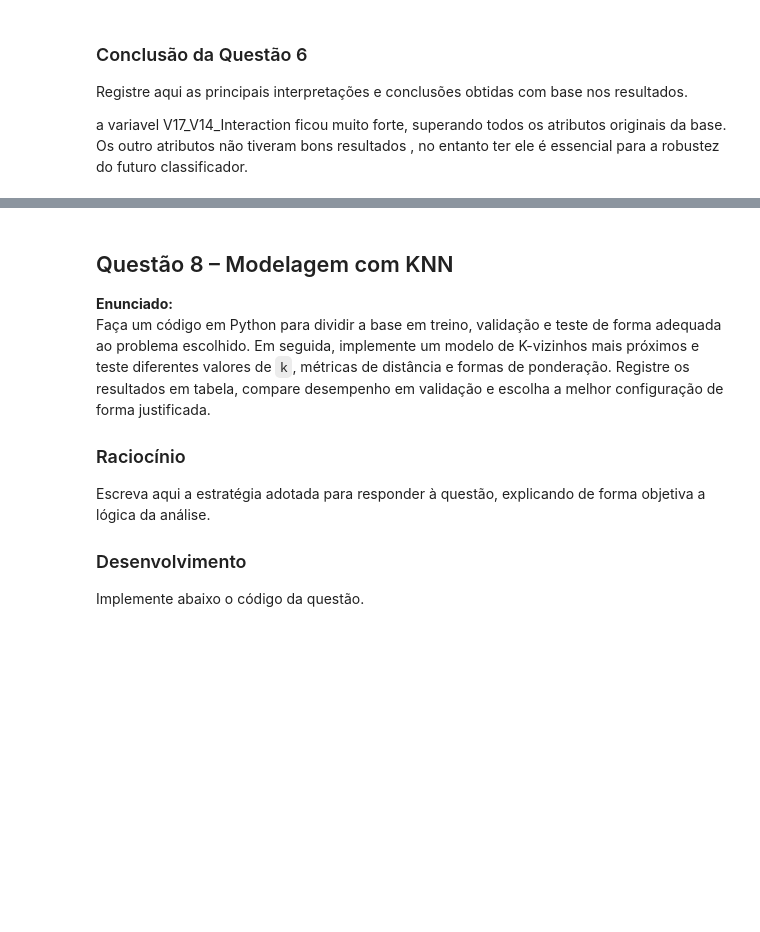
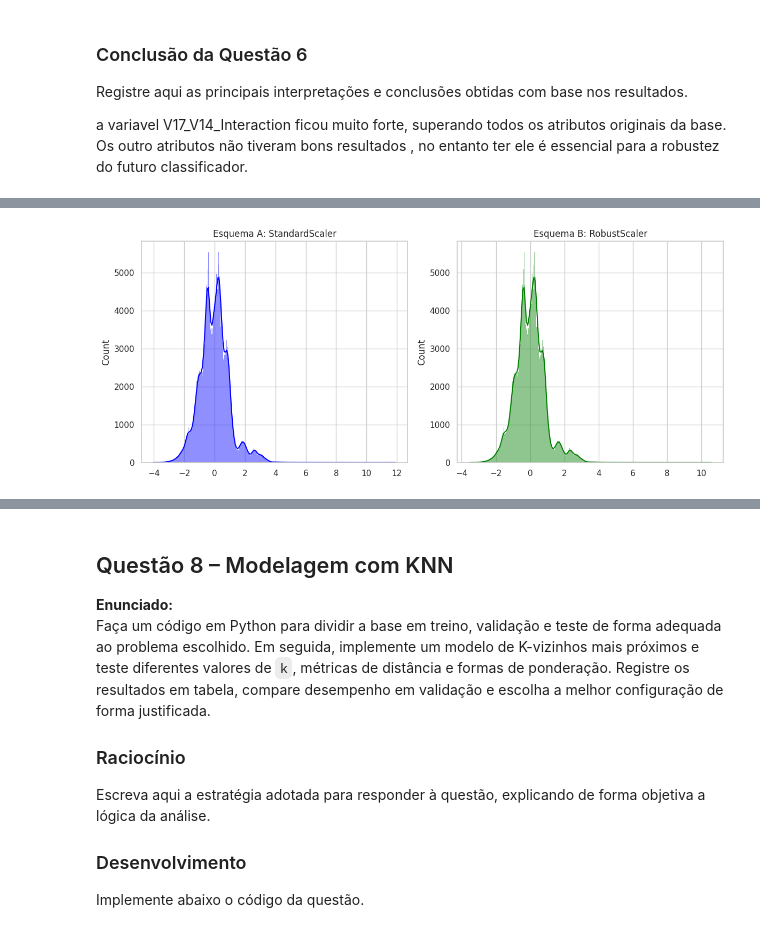
Before and after one commit to rodrigololr/machine-learning-studies, a Jupyter notebook: Lista_1_Antônio_Rodrigo.ipynb, the cells around one changed output, grey strips where cells are left out. Saved outputs shown, nothing was run; the diff lists cells and outputs as text; code cells hidden in the pictures; blank space fills up the shorter version.

```diff
--- a/Lista_1_Antônio_Rodrigo.ipynb
+++ b/Lista_1_Antônio_Rodrigo.ipynb
@@ -256,7 +254,7 @@ def limpeza_reproduzivel(df):
     print(f"RobustScaler por ser menos sensível aos {outliers_totais} outliers.")
 
     return df_clean
-limpeza_reproduzivel(df)
+df_clean = limpeza_reproduzivel(df)
 # %% [output]
 impacto: 4863 registros duplicados removidos.
 impacto: Coluna 'Time' removida, não dá pra tirar nenhuma conclusão com ela
@@ -523,7 +503,7 @@ def engenharia_de_atributos(df):
 
     return df_eng
 
-engenharia_de_atributos(df_final)
+df_final = engenharia_de_atributos(df_clean)
 # %% [output]
               Variável        F-Score
 0  V17_V14_Interaction  108073.760489
@@ -563,6 +542,63 @@ Escreva aqui a estratégia adotada para responder à questão, explicando de for
 Implemente abaixo o código da questão.
 # %%
 # Código da Questão 7
+def comparar_esquemas_preprocessamento(df):
+    X = df.drop(columns=['Class'])
+    y = df['Class']
+
+    # seletores automáticos por tipo de dado
+    num_selector = make_column_selector(dtype_include=np.number)
+    cat_selector = make_column_selector(dtype_include=object)
+
+    # usando StandardScaler
+    pipe_num_std = Pipeline([
+        ('imputer', SimpleImputer(strategy='mean')),
+        ('scaler', StandardScaler())
+    ])
+
+    preprocessor_std = ColumnTransformer([
+        ('num', pipe_num_std, num_selector),
+        ('cat', OneHotEncoder(handle_unknown='ignore'), cat_selector)
+    ])
+
+    # usando robustscler
+    pipe_num_rob = Pipeline([
+        ('imputer', SimpleImputer(strategy='median')),
+        ('scaler', RobustScaler())
+    ])
+
+    preprocessor_rob = ColumnTransformer([
+        ('num', pipe_num_rob, num_selector),
+        ('cat', OneHotEncoder(handle_unknown='ignore'), cat_selector)
+    ])
+
+    #preparando pra comparaação entre os dois
+    X_std = preprocessor_std.fit_transform(X)
+    X_rob = preprocessor_rob.fit_transform(X)
+
+    # convertendo para df para análise
+
+    # valor da coluna testada
+    col_idx = 3
+
+    plt.figure(figsize=(12, 5))
+
+    plt.subplot(1, 2, 1)
+    sns.histplot(X_std[:, col_idx], kde=True, color='blue')
+    plt.title('Esquema A: StandardScaler')
+
+    plt.subplot(1, 2, 2)
+    sns.histplot(X_rob[:, col_idx], kde=True, color='green')
+    plt.title('Esquema B: RobustScaler')
+
+    plt.tight_layout()
+    plt.show()
+
+    return preprocessor_std, preprocessor_rob
+
+prep_std, prep_rob = comparar_esquemas_preprocessamento(df_final)
+# %% [output]
+[figure, added]
 # %% [markdown]
 ### Conclusão da Questão 7
 Registre aqui as principais interpretações e conclusões obtidas com base nos resultados.
```
Also changed, not shown: parts of 11 cells of this notebook.
